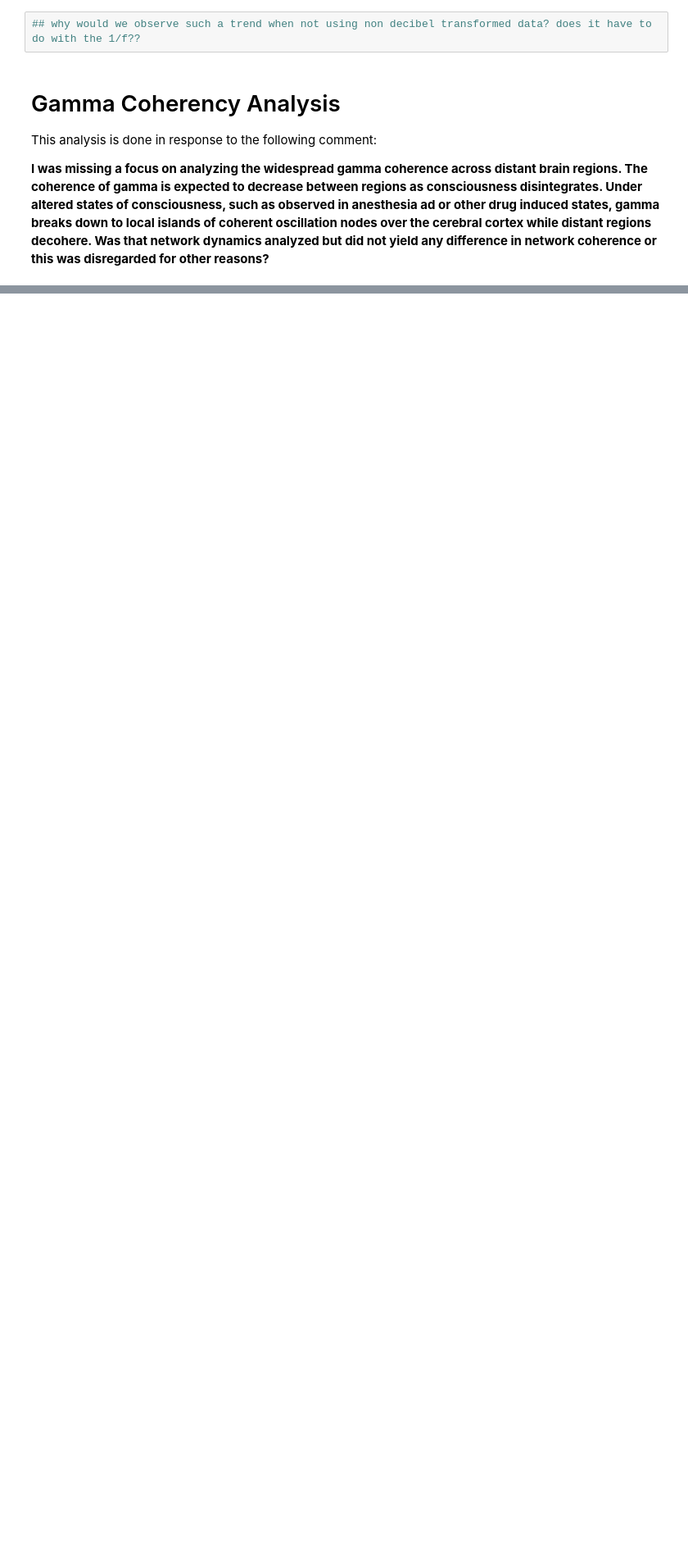
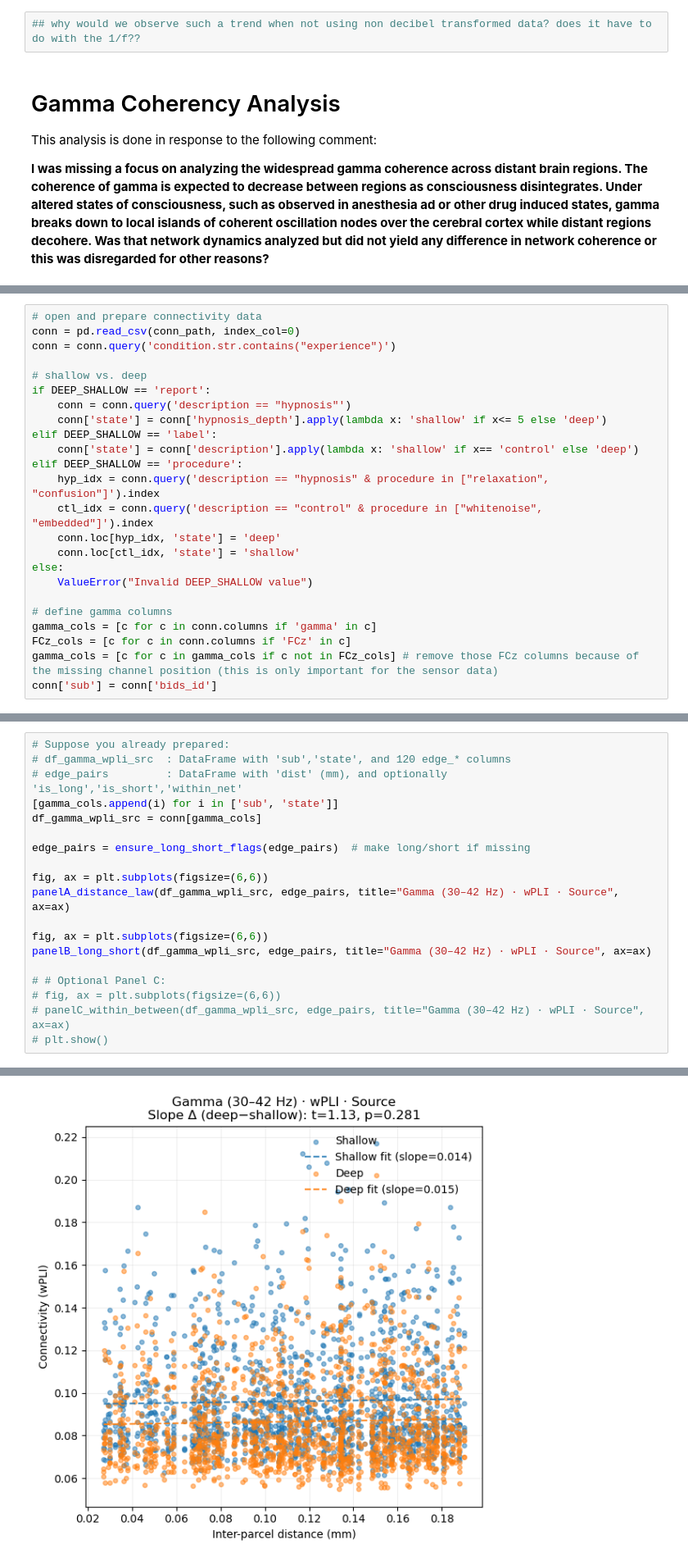
Before and after one commit to Yeganehfrh/SugNet, a Jupyter notebook: notebooks/Accuracy-Frequency.ipynb, the cells around one changed output, grey strips where cells are left out. Shown: that part at 82% size. Drawn from its saved outputs; the diff is of its cells as text; blank space fills up the shorter version.

Commit message:
enhance functionality & performance in gamma coherency analysis

```diff
--- a/notebooks/Accuracy-Frequency.ipynb
+++ b/notebooks/Accuracy-Frequency.ipynb
@@ -377,0 +465,24 @@ edge_pairs["is_long"]  = (edge_pairs["dist"] >= q70).values
+# %%
+# open and prepare connectivity data
+conn = pd.read_csv(conn_path, index_col=0)
+conn = conn.query('condition.str.contains("experience")')
+
+# shallow vs. deep
+if DEEP_SHALLOW == 'report':
+    conn = conn.query('description == "hypnosis"')
+    conn['state'] = conn['hypnosis_depth'].apply(lambda x: 'shallow' if x<= 5 else 'deep')
+elif DEEP_SHALLOW == 'label':
+    conn['state'] = conn['description'].apply(lambda x: 'shallow' if x== 'control' else 'deep')
+elif DEEP_SHALLOW == 'procedure':
+    hyp_idx = conn.query('description == "hypnosis" & procedure in ["relaxation", "confusion"]').index
+    ctl_idx = conn.query('description == "control" & procedure in ["whitenoise", "embedded"]').index
+    conn.loc[hyp_idx, 'state'] = 'deep'
+    conn.loc[ctl_idx, 'state'] = 'shallow'
+else:
+    ValueError("Invalid DEEP_SHALLOW value")
+
+# define gamma columns
+gamma_cols = [c for c in conn.columns if 'gamma' in c]
+FCz_cols = [c for c in conn.columns if 'FCz' in c]
+gamma_cols = [c for c in gamma_cols if c not in FCz_cols] # remove those FCz columns because of the missing channel position (this is only important for the sensor data)
+conn['sub'] = conn['bids_id']
@@ -377,0 +640,20 @@ edge_pairs["is_long"]  = (edge_pairs["dist"] >= q70).values
+# %%
+# Suppose you already prepared:
+# df_gamma_wpli_src  : DataFrame with 'sub','state', and 120 edge_* columns
+# edge_pairs         : DataFrame with 'dist' (mm), and optionally 'is_long','is_short','within_net'
+[gamma_cols.append(i) for i in ['sub', 'state']]
+df_gamma_wpli_src = conn[gamma_cols]
+
+edge_pairs = ensure_long_short_flags(edge_pairs)  # make long/short if missing
+
+fig, ax = plt.subplots(figsize=(6,6))
+panelA_distance_law(df_gamma_wpli_src, edge_pairs, title="Gamma (30–42 Hz) · wPLI · Source", ax=ax)
+
+fig, ax = plt.subplots(figsize=(6,6))
+panelB_long_short(df_gamma_wpli_src, edge_pairs, title="Gamma (30–42 Hz) · wPLI · Source", ax=ax)
+
+# # Optional Panel C:
+# fig, ax = plt.subplots(figsize=(6,6))
+# panelC_within_between(df_gamma_wpli_src, edge_pairs, title="Gamma (30–42 Hz) · wPLI · Source", ax=ax)
+# plt.show()
+# %% [output]
@@ -377,0 +662 @@ edge_pairs["is_long"]  = (edge_pairs["dist"] >= q70).values
+[figure, added]
```
Also changed, not shown: parts of 14 cells of this notebook.
